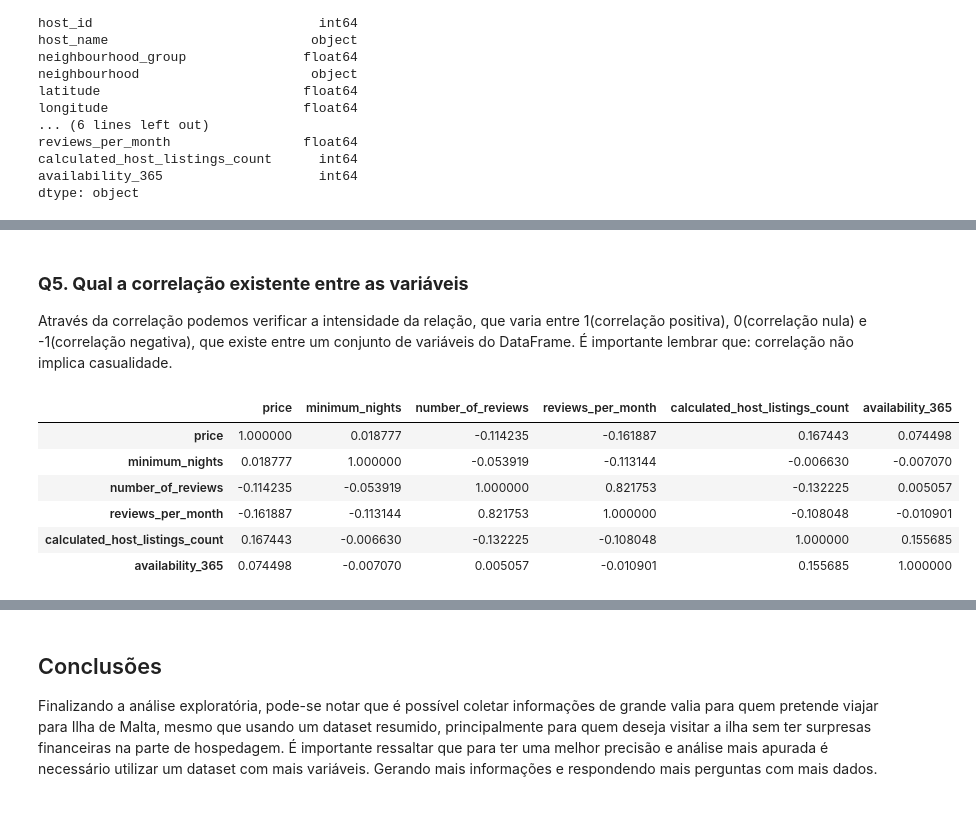
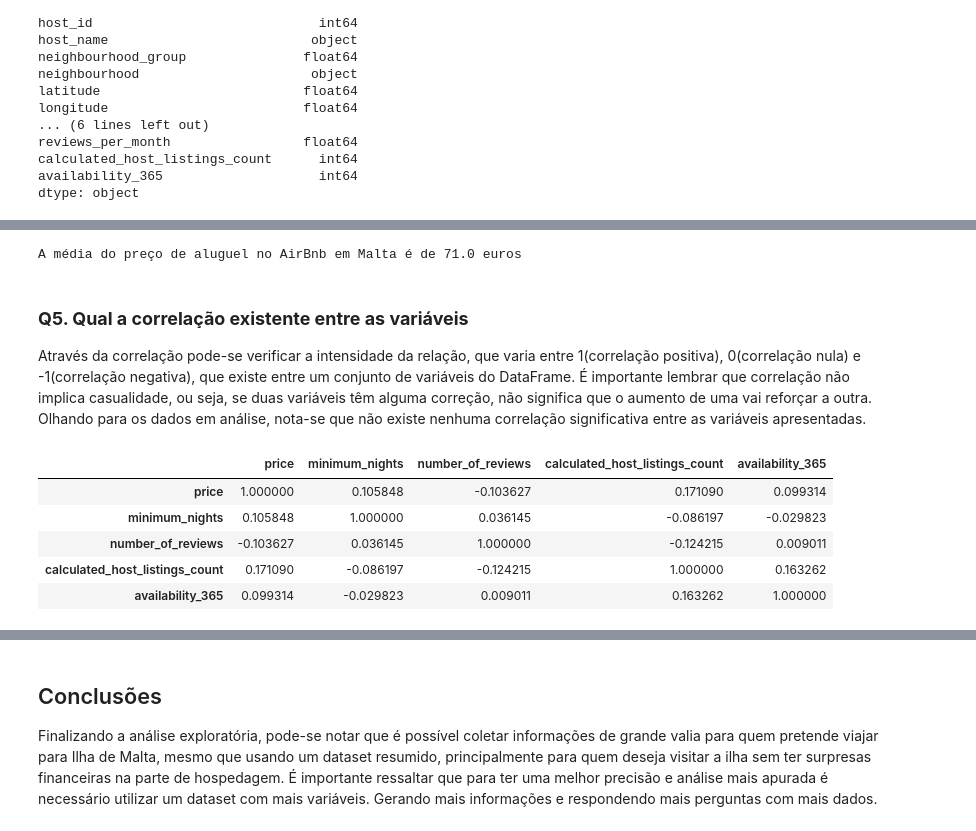
Before and after one commit to joaovicbrss/portfolio, a Jupyter notebook: Analisando_os_Dados_do_Airbnb_da_Ilha_de_Malta.ipynb, the cells around one changed output, grey strips where cells are left out. Drawn from its saved outputs; the diff is of its cells as text; code cells hidden in the pictures.

```diff
--- a/Analisando_os_Dados_do_Airbnb_da_Ilha_de_Malta.ipynb
+++ b/Analisando_os_Dados_do_Airbnb_da_Ilha_de_Malta.ipynb
@@ -112,4 +119,12 @@ Seguindo na análise, é necessário saber a quantidade de valores ausêntes. De
 # %%
 # ordenar em ordem decrescente as variáveis por seus valores ausente
-(df.isnull().sum() / df.shape[0]).sort_values(ascending=False)
+print('Antes da limpeza---------\n',(df.isnull().sum() / df.shape[0]).sort_values(ascending=False))
+
+# excluindo colunas com valor ausente
+df.drop(columns=['neighbourhood_group','reviews_per_month','last_review'], inplace=True)
+
+# excluindo entradas com dados ausentes
+df.dropna(axis=0, inplace=True)
+
+print('\n\n\nDepois da limpeza---------\n',(df.isnull().sum() / df.shape[0]).sort_values(ascending=False))
 # %% [output]
@@ -190,0 +260,22 @@ Name: price, dtype: float64
+# %%
+#limpando o dataset
+df_cleaned = df.copy()
+
+df_cleaned.drop(df_cleaned[df_cleaned.price > 202.5].index, axis=0, inplace=True)
+df_cleaned.drop(df_cleaned[df_cleaned.price == 0.0].index, axis=0, inplace=True)
+df_cleaned.drop(df_cleaned[df_cleaned.minimum_nights > 6].index, axis=0, inplace=True)
+
+print('Shape antes da limpeza: ', df.shape)
+print('Shape após a limpeza: ', df_cleaned.shape)
+
+#verificando variável price após exclusão
+fig, ax = plt.subplots(figsize=(15,3))
+df_cleaned.price.plot(kind='box', vert=False)
+ax.set_title('Variável price após da limpeza')
+plt.show()
+
+#verificando variável minimum_nights após exclusão
+fig, ax = plt.subplots(figsize=(15,3))
+df_cleaned.minimum_nights.plot(kind='box', vert=False)
+ax.set_title('Variável minimum_nights após da limpeza')
+plt.show()
@@ -191,19 +292,22 @@ Name: price, dtype: float64
+# %%
+print('A média do preço de aluguel no AirBnb em Malta é de {:.3} euros' .format(df_cleaned.price.mean()))
+# %% [output]
+A média do preço de aluguel no AirBnb em Malta é de 71.0 euros
 # %% [markdown]
 ### **Q5. Qual a correlação existente entre as variáveis**
-Através da correlação podemos verificar a intensidade da relação, que varia entre 1(correlação positiva), 0(correlação nula) e -1(correlação negativa), que existe entre um conjunto de variáveis do DataFrame. É importante lembrar que: correlação não implica casualidade.
+Através da correlação pode-se verificar a intensidade da relação, que varia entre 1(correlação positiva), 0(correlação nula) e -1(correlação negativa), que existe entre um conjunto de variáveis do DataFrame. É importante lembrar que correlação não implica casualidade, ou seja, se duas variáveis têm alguma correção, não significa que o aumento de uma vai reforçar a outra. Olhando para os dados em análise, nota-se que não existe nenhuma correlação significativa entre as variáveis apresentadas.
 # %%
 # criar uma matriz de correlação
-matriz_cor = df_cleaned[['price', 'minimum_nights', 'number_of_reviews', 'reviews_per_month', 'calculated_host_listings_count', 'availability_365']].corr()
+matriz_cor = df_cleaned[['price', 'minimum_nights', 'number_of_reviews', 'calculated_host_listings_count', 'availability_365']].corr()
 # mostrar a matriz de correlação
 
 display(matriz_cor)
 # %% [output]
-|  | price | minimum_nights | number_of_reviews | reviews_per_month | calculated_host_listings_count | availability_365 |
-| price | 1.000000 | 0.018777 | -0.114235 | -0.161887 | 0.167443 | 0.074498 |
-| minimum_nights | 0.018777 | 1.000000 | -0.053919 | -0.113144 | -0.006630 | -0.007070 |
-| number_of_reviews | -0.114235 | -0.053919 | 1.000000 | 0.821753 | -0.132225 | 0.005057 |
-| reviews_per_month | -0.161887 | -0.113144 | 0.821753 | 1.000000 | -0.108048 | -0.010901 |
-| calculated_host_listings_count | 0.167443 | -0.006630 | -0.132225 | -0.108048 | 1.000000 | 0.155685 |
-| availability_365 | 0.074498 | -0.007070 | 0.005057 | -0.010901 | 0.155685 | 1.000000 |
+|  | price | minimum_nights | number_of_reviews | calculated_host_listings_count | availability_365 |
+| price | 1.000000 | 0.105848 | -0.103627 | 0.171090 | 0.099314 |
+| minimum_nights | 0.105848 | 1.000000 | 0.036145 | -0.086197 | -0.029823 |
+| number_of_reviews | -0.103627 | 0.036145 | 1.000000 | -0.124215 | 0.009011 |
+| calculated_host_listings_count | 0.171090 | -0.086197 | -0.124215 | 1.000000 | 0.163262 |
+| availability_365 | 0.099314 | -0.029823 | 0.009011 | 0.163262 | 1.000000 |
 # %%
 # plotar um heatmap a partir das correlações
```
Also changed, not shown: parts of 25 cells of this notebook.
